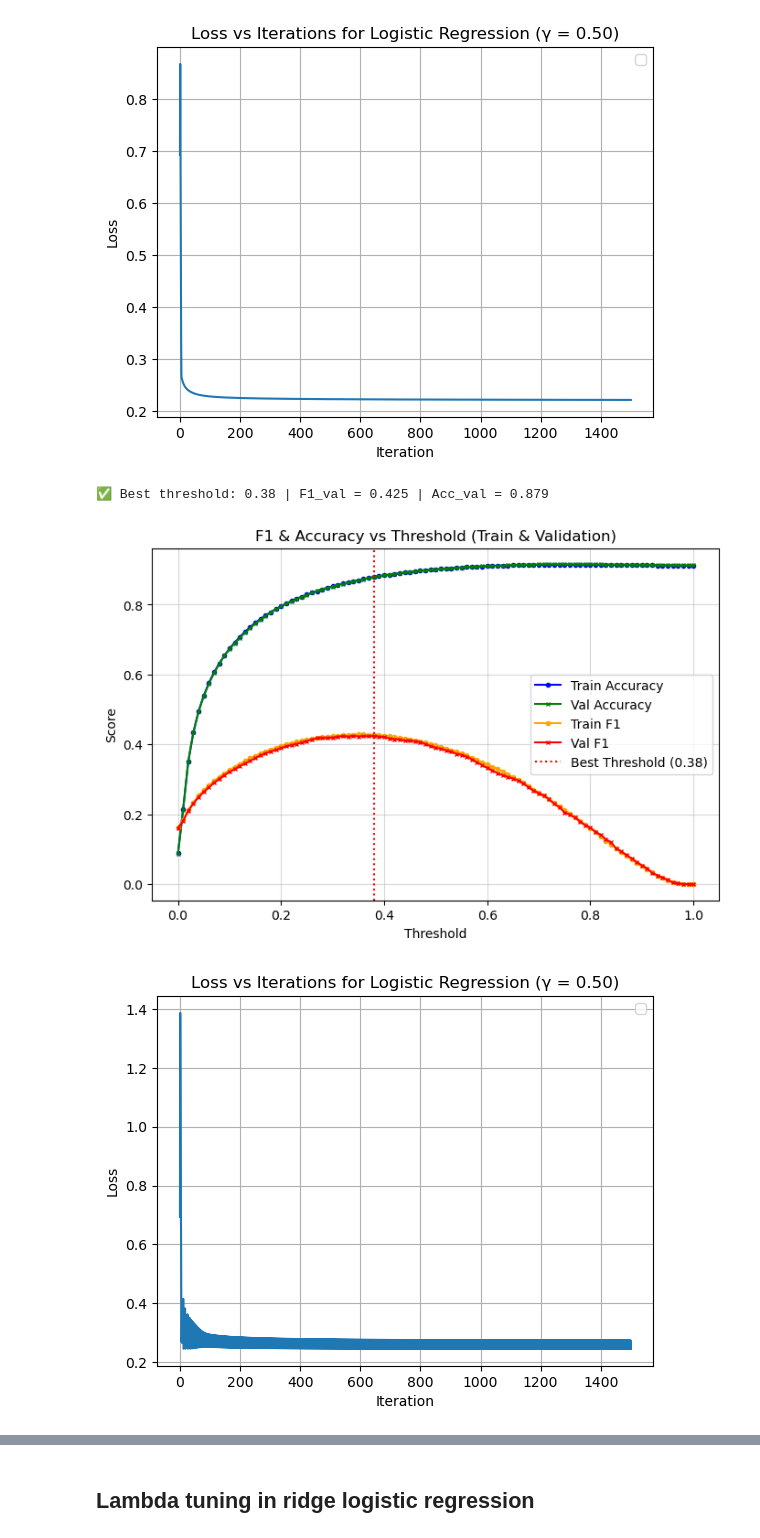
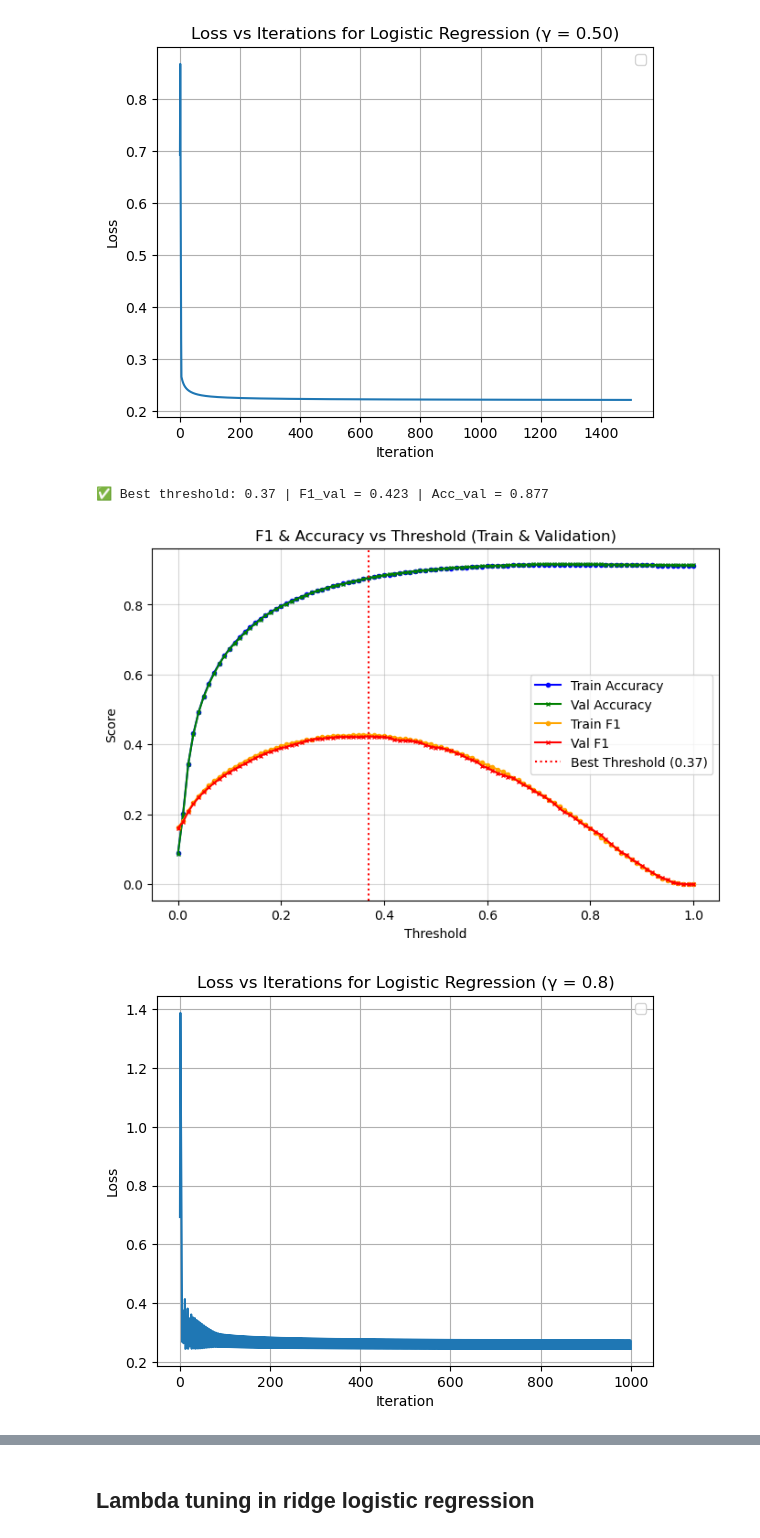
Before and after one commit to nathanmutin/MilaLyon, a Jupyter notebook: notebooks/crossvalidation.ipynb, the cells around one changed output, grey strips where cells are left out. Cells and saved outputs as stored; diff of their text form; code cells hidden in the pictures.

```diff
--- a/notebooks/crossvalidation.ipynb
+++ b/notebooks/crossvalidation.ipynb
@@ -97,7 +97,7 @@ Ratio of majority class to minority class: 10.35
 # %% [markdown]
 Crossvalidation to find best learning rate
 # %%
-max_iter = 1500
+max_iter = 1000
 # %%
 # Using the generic cross-validation function
 def learning_function(y, tx, gamma):
@@ -141,18 +141,18 @@ plt.show()
 # %%
 # Train final model with best gamma and get training history
 weights, losses = logistic_regression(data_copy['y_train'], data_copy['x_train'], np.zeros(data_copy['x_train'].shape[1]), max_iters=max_iter, gamma=0.8, return_history=True)
 # Plot training and validation performance
 best_t = plot_training_validation_performance(data_copy['x_train'], data_copy['y_train'], data_copy['x_val'], data_copy['y_val'], weights, losses)
 
 plt.plot(losses)
 plt.xlabel("Iteration")
 plt.ylabel("Loss")
-plt.title(f"Loss vs Iterations for Logistic Regression (γ = {best_gamma:.2f})")
+plt.title(f"Loss vs Iterations for Logistic Regression (γ = 0.8)")
 plt.legend()
 plt.grid(True)
 plt.show()
 # %% [output]
-✅ Best threshold: 0.38 | F1_val = 0.425 | Acc_val = 0.879
+✅ Best threshold: 0.37 | F1_val = 0.423 | Acc_val = 0.877
-[figure, old version]
+[figure, new version]
-[figure, old version]
+[figure, new version]
 # %% [markdown]
```
Also changed, not shown: parts of 13 cells of this notebook, 2 other files.
